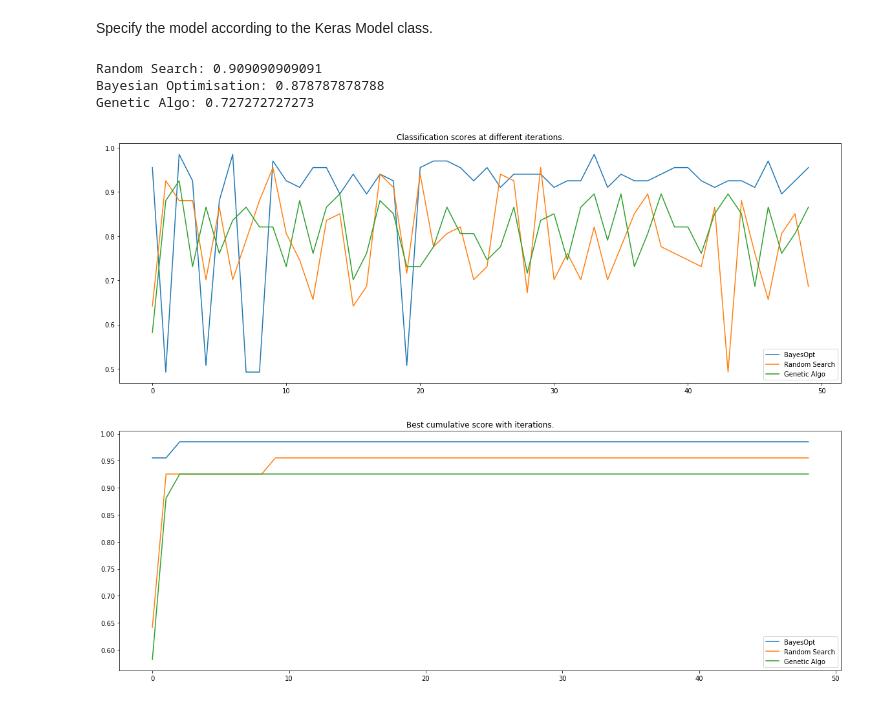
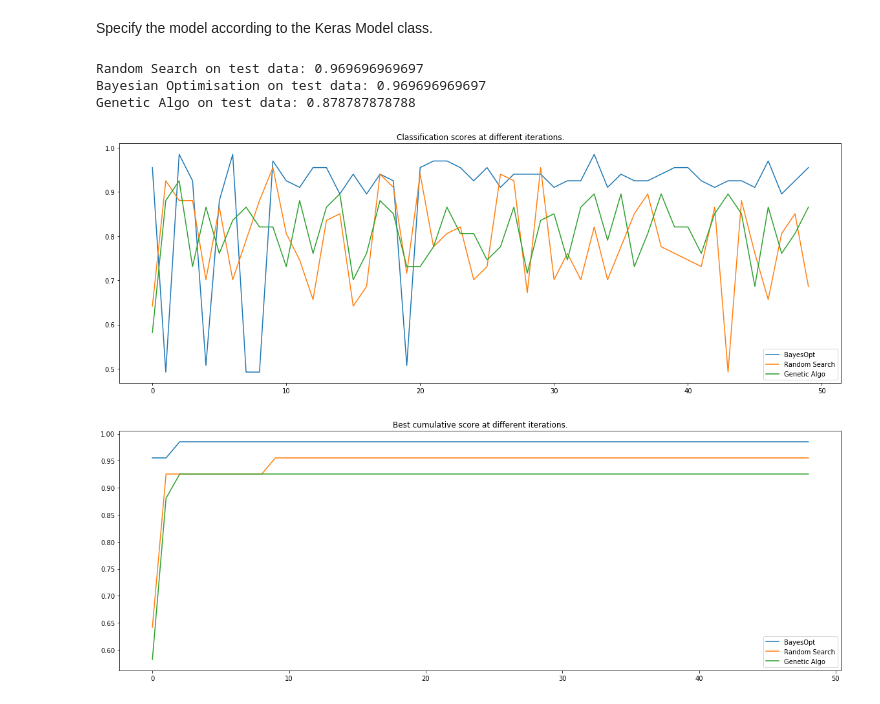
Before and after one commit to johannespetrat/OptML, a Jupyter notebook: ExampleNotebook.ipynb, the cells around one changed output. Drawn from its saved outputs; the diff is of its cells as text; code cells hidden in the pictures.

```diff
--- a/ExampleNotebook.ipynb
+++ b/ExampleNotebook.ipynb
@@ -98,32 +98,32 @@ rand_best_params, rand_best_model = rand_search.fit(X_train=X_train, y_train=y_t
 bayes_best_params, bayes_best_model = bayesOpt.fit(X_train=X_train, y_train=y_train, n_iters=50)
 genetic_best_params, genetic_best_model = geneticOpt.fit(X_train=X_train, y_train=y_train, n_iters=50, n_tries=20)
 # %%
-rand_best_model.fit(data, target)
-print("Random Search: {}".format(clf_score(y_test, rand_best_model.predict(X_test))))
+rand_best_model.fit(X_test, y_test)
+print("Random Search on test data: {}".format(clf_score(y_test, rand_best_model.predict(X_test))))
 
-bayes_best_model.fit(data, target)
-print("Bayesian Optimisation: {}".format(clf_score(y_test, bayes_best_model.predict(X_test))))
+bayes_best_model.fit(X_test, y_test)
+print("Bayesian Optimisation on test data: {}".format(clf_score(y_test, bayes_best_model.predict(X_test))))
 
-genetic_best_model.fit(data, target)
-print("Genetic Algo: {}".format(clf_score(y_test, genetic_best_model.predict(X_test))))
+genetic_best_model.fit(X_test, y_test)
+print("Genetic Algo on test data: {}".format(clf_score(y_test, genetic_best_model.predict(X_test))))
 
 fig1,axarr = plt.subplots(2,1,figsize=(20,15))
 # plot the classification scores per iteration to track improvements
 axarr[0].plot([v[0] for v in bayesOpt.hyperparam_history], label='BayesOpt')
 axarr[0].plot([v[0] for v in rand_search.hyperparam_history], label='Random Search')
 axarr[0].plot([v[0] for v in geneticOpt.hyperparam_history], label='Genetic Algo')
 axarr[0].legend()
 axarr[0].set_title("Classification scores at different iterations.")
 
 # plot the improvements of the scores
 axarr[1].plot([np.max(np.array(bayesOpt.hyperparam_history)[:i,0]) for i in range(1,len(bayesOpt.hyperparam_history))], label='BayesOpt')
 axarr[1].plot([np.max(np.array(rand_search.hyperparam_history)[:i,0]) for i in range(1, len(rand_search.hyperparam_history))], label='Random Search')
 axarr[1].plot([np.max(np.array(geneticOpt.hyperparam_history)[:i,0]) for i in range(1,len(geneticOpt.hyperparam_history))], label='Genetic Algo')
 axarr[1].legend()
-axarr[1].set_title("Best cumulative score with iterations.")
+axarr[1].set_title("Best cumulative score at different iterations.")
 plt.show()
 # %% [output]
-Random Search: 0.909090909091
-Bayesian Optimisation: 0.878787878788
-Genetic Algo: 0.727272727273
+Random Search on test data: 0.969696969697
+Bayesian Optimisation on test data: 0.969696969697
+Genetic Algo on test data: 0.878787878788
-[figure, old version]
+[figure, new version]
```
Also changed, not shown: 12 other files.
